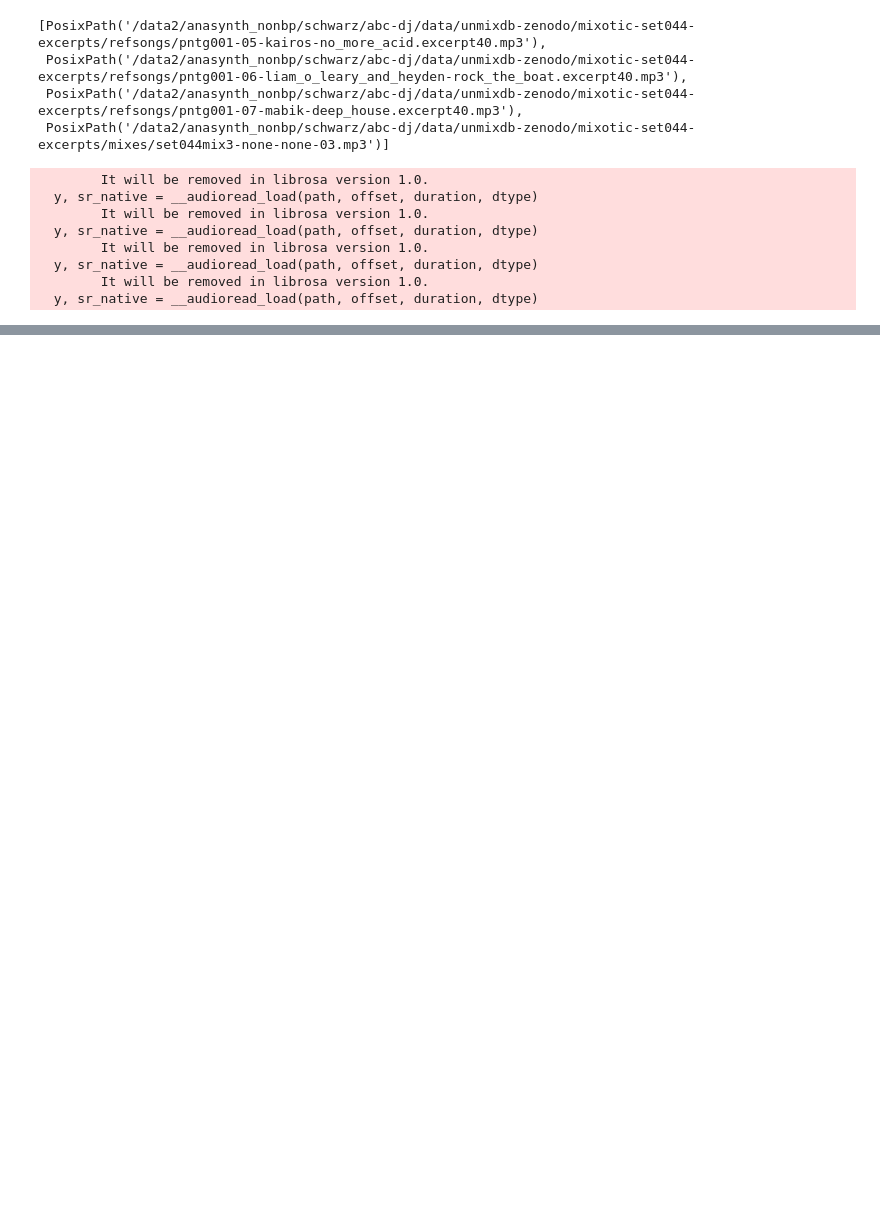
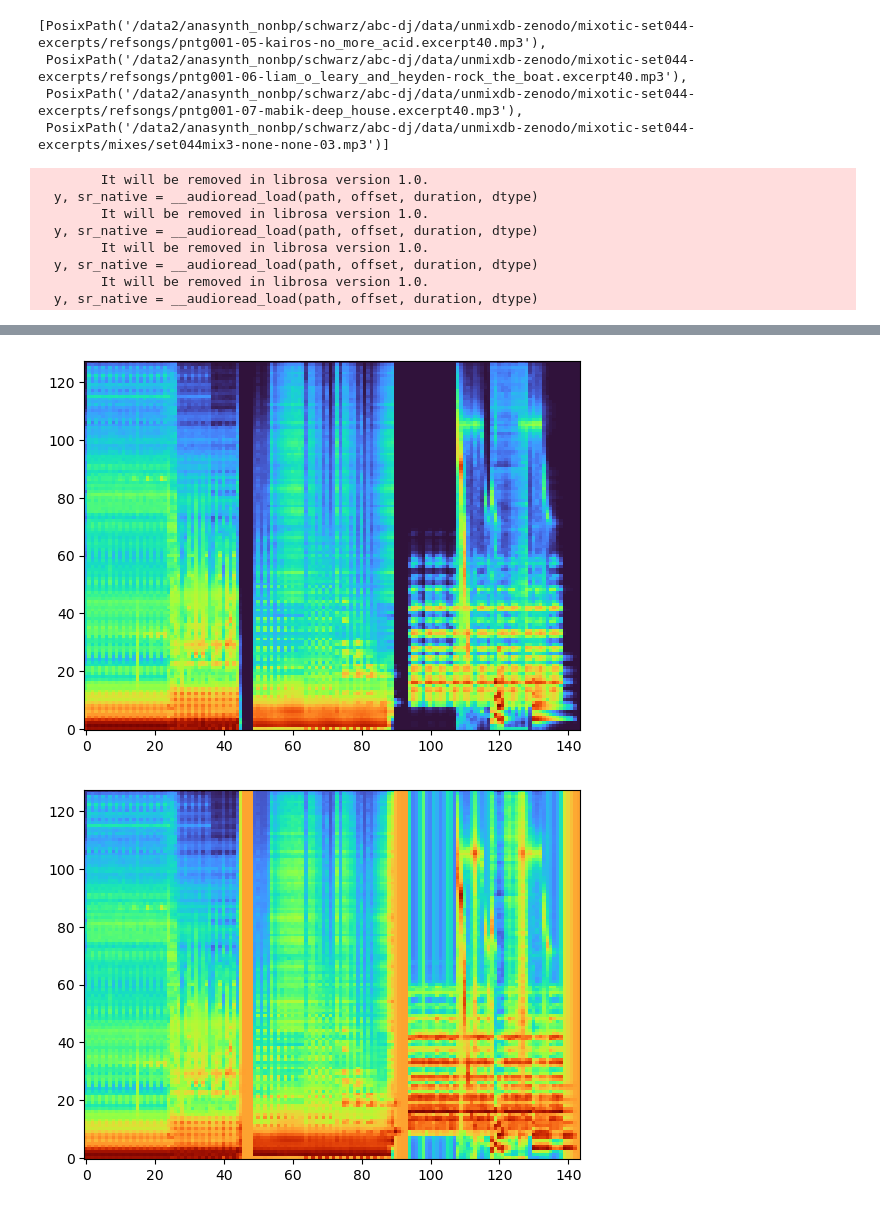
Before and after one commit to etiandre/reverse-dj-mix, a Jupyter notebook: nmf/test-nmf.ipynb, the cells around one changed output, grey strips where cells are left out. Saved outputs shown, nothing was run; the diff lists cells and outputs as text; code cells hidden in the pictures; blank space fills up the shorter version.

```diff
--- a/nmf/test-nmf.ipynb
+++ b/nmf/test-nmf.ipynb
@@ -144,0 +130,12 @@ INFO:set044mix3-none-none-03.mp3:Running NMF on V:torch.Size([128, 214]), W:torc
+# %%
+plot.plot_pow_spec(learner.W)
+plt.show()
+plot.plot_pow_spec(learner.nmf.W.detach().numpy())
+plt.show()
+plot.plot_H(learner.H)
+plt.show()
+plot.plot_H(learner.nmf.H.detach().numpy())
+plt.show()
+# %% [output]
+[figure, added]
+[figure, added]
```
Also changed, not shown: parts of 3 cells of this notebook, 4 other files.
